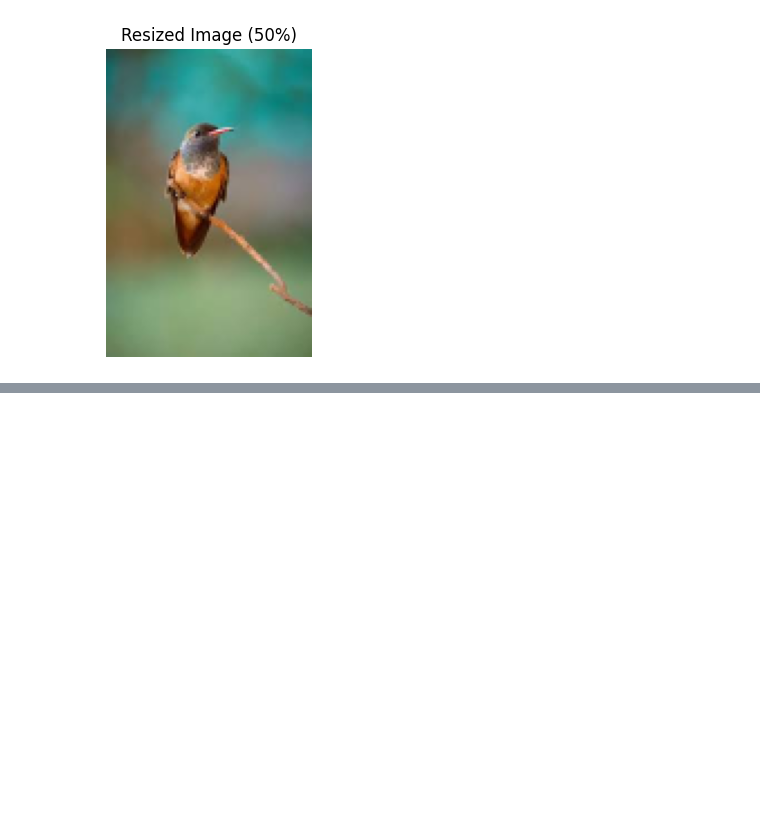
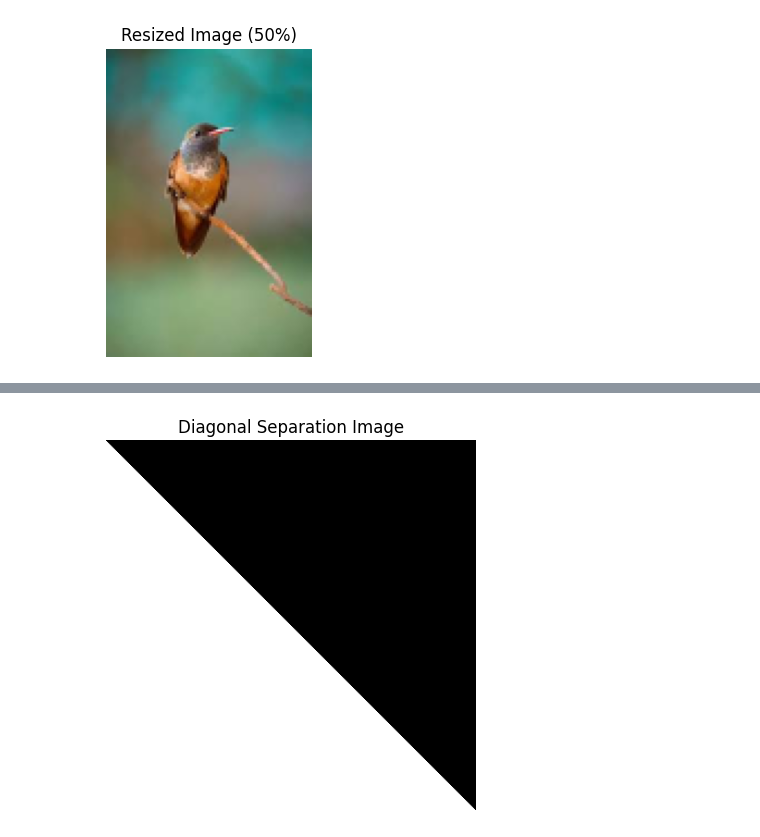
Before and after one commit to svkamat111922-sketch/Online-Store-Inventory, a Jupyter notebook: Imageprocessing.ipynb, the cells around one changed output, grey strips where cells are left out. Drawn from its saved outputs; the diff is of its cells as text; code cells hidden in the pictures; blank space fills up the shorter version.

```diff
--- a/Imageprocessing.ipynb
+++ b/Imageprocessing.ipynb
@@ -126,0 +145,15 @@ show_image("Resized Image (50%)", resized)
+# %%
+size = 400
+diag_img = np.zeros((size, size), dtype=np.uint8)
+
+for i in range(size):
+    for j in range(size):
+        if i > j:
+            diag_img[i, j] = 255
+
+plt.imshow(diag_img, cmap='gray')
+plt.title("Diagonal Separation Image")
+plt.axis('off')
+plt.show()
+# %% [output]
+[figure, added]
```
Also changed, not shown: parts of 5 cells of this notebook.
